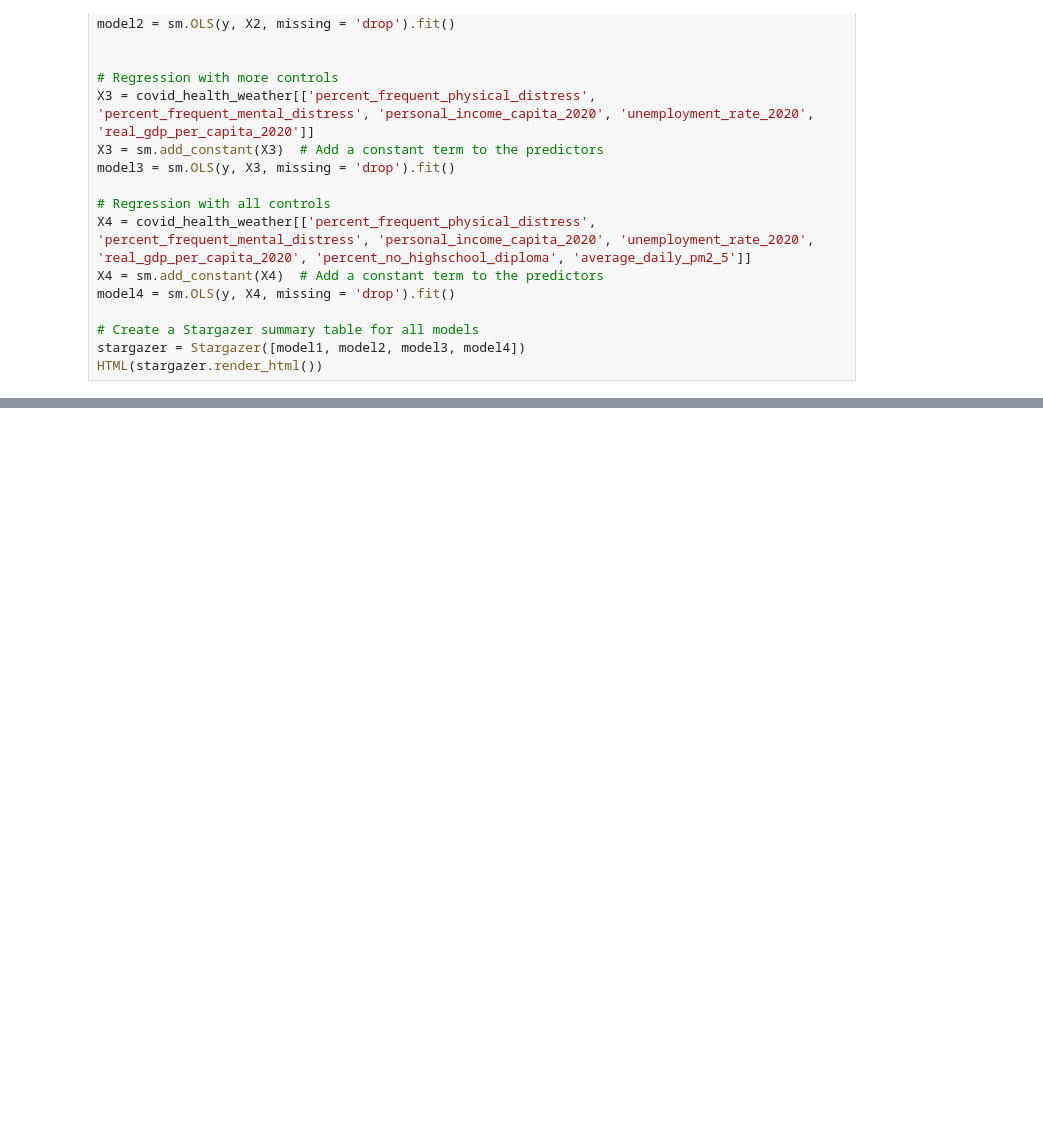
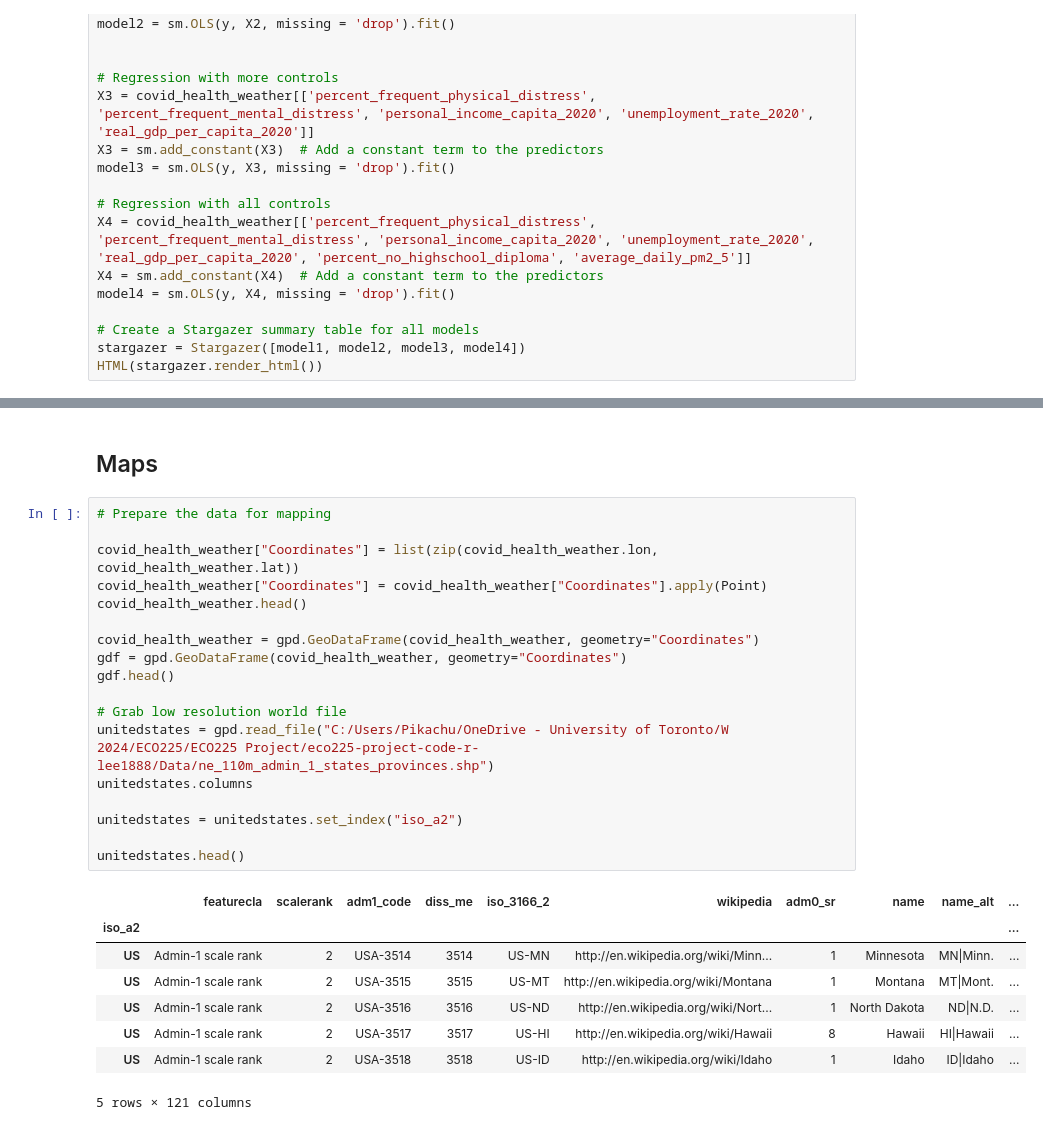
Before and after one commit to r-lee1888/eco225-project-code-r-lee1888, a Jupyter notebook: Code/Project1Code.ipynb, the cells around one changed output, grey strips where cells are left out. Cells and saved outputs as stored; diff of their text form; blank space fills up the shorter version.

```diff
--- a/Code/Project1Code.ipynb
+++ b/Code/Project1Code.ipynb
@@ -279,3 +288,32 @@ plt.legend()
 plt.show()
 # %% [output]
 [figure]
+# %% [markdown]
+## Maps
+# %%
+# Prepare the data for mapping
+
+covid_health_weather["Coordinates"] = list(zip(covid_health_weather.lon, covid_health_weather.lat))
+covid_health_weather["Coordinates"] = covid_health_weather["Coordinates"].apply(Point)
+covid_health_weather.head()
+
+covid_health_weather = gpd.GeoDataFrame(covid_health_weather, geometry="Coordinates")
+gdf = gpd.GeoDataFrame(covid_health_weather, geometry="Coordinates")
+gdf.head()
+
+# Grab low resolution world file
+unitedstates = gpd.read_file("C:/Users/Pikachu/OneDrive - University of Toronto/W 2024/ECO225/ECO225 Project/eco225-project-code-r-lee1888/Data/ne_110m_admin_1_states_provinces.shp")
+unitedstates.columns
+
+unitedstates = unitedstates.set_index("iso_a2")
+
+unitedstates.head()
+# %% [output]
+|  | featurecla | scalerank | adm1_code | diss_me | iso_3166_2 | wikipedia | adm0_sr | name | name_alt | ... |
+| iso_a2 |  |  |  |  |  |  |  |  |  | ... |
+| US | Admin-1 scale rank | 2 | USA-3514 | 3514 | US-MN | http://en.wikipedia.org/wiki/Minn... | 1 | Minnesota | MN|Minn. | ... |
+| US | Admin-1 scale rank | 2 | USA-3515 | 3515 | US-MT | http://en.wikipedia.org/wiki/Montana | 1 | Montana | MT|Mont. | ... |
+| US | Admin-1 scale rank | 2 | USA-3516 | 3516 | US-ND | http://en.wikipedia.org/wiki/Nort... | 1 | North Dakota | ND|N.D. | ... |
+| US | Admin-1 scale rank | 2 | USA-3517 | 3517 | US-HI | http://en.wikipedia.org/wiki/Hawaii | 8 | Hawaii | HI|Hawaii | ... |
+| US | Admin-1 scale rank | 2 | USA-3518 | 3518 | US-ID | http://en.wikipedia.org/wiki/Idaho | 1 | Idaho | ID|Idaho | ... |
+5 rows × 121 columns
```
Also changed, not shown: parts of 6 cells of this notebook.
